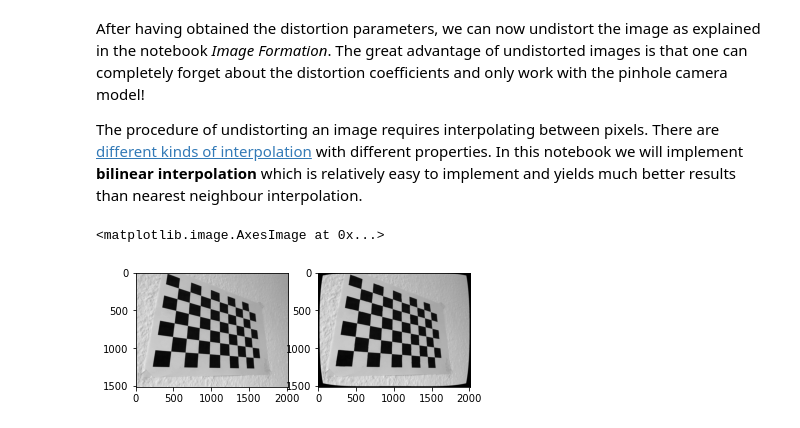
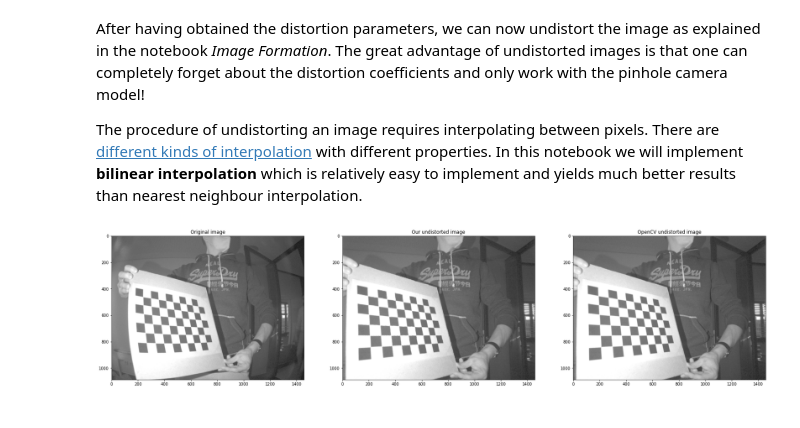
Before and after one commit to Garbanox/ComputerVisionBasics, a Jupyter notebook: CameraCalibration.ipynb, the cells around one changed output. Drawn from its saved outputs; the diff is of its cells as text; code cells hidden in the pictures.

Commit message:
New images with more distortion, add discussion of undistorted image

```diff
--- a/CameraCalibration.ipynb
+++ b/CameraCalibration.ipynb
@@ -14,6 +12,6 @@ I have printed out a [chessboard pattern](https://github.com/opencv/opencv/blob/
 # %%
 # Extract circle centers for all images. This might take a while...
-image_files = glob.glob('data/*.jpg')
+image_files = glob.glob('data/*.png')
 
 grid_size = 25 # mm
 grid_shape = (9,6)
@@ -42,0 +36,4 @@ plt.imshow(img)
+# %%
+example_image_id = 22 # choose example image for the rest of the task
+img = cv2.cvtColor(cv2.imread(image_files[example_image_id]), cv2.COLOR_BGR2GRAY)
+plt.imshow(img, cmap='gray');
@@ -69,0 +71,3 @@ k1: +2.213e-01;         k2: -9.994e-01;         p1: -2.081e-05;         p2: +4.8
+# %%
+undistorted_img_cv = cv2.undistort(img, camera_mat_cv, dist_cv)
+plt.imshow(undistorted_img_cv, cmap='gray');
@@ -348,7 +354,7 @@ dist = np.zeros(dist_cv.shape) # We have not yet estimated the distortion, we se
 #### Reprojection Error
 The reprojection error measures the euclidian distance in pixels between the observed corner position and the position obtained by projecting the point using $K$ and the distortion coefficients.
 # %%
-def reproject(world_coords, transformation, K, distortion_coeffs):
+def reproject(world_coords, transformation, K, distortion_coeffs=np.zeros(5)):
     world_coords_h = np.ones((world_coords.shape[0], 4))
     world_coords_h[:,:3] = world_coords
     uv_h = (K @ transformation @ world_coords_h.T).T
@@ -493,34 +499,41 @@ def bilinear_interpolation(image, coords_x, coords_y):
     y0 = np.clip(y0, 0, image.shape[0]-1);
     y1 = np.clip(y1, 0, image.shape[0]-1);
 
     lambda_x = coords_x - x0
     lambda_y = coords_y - y0
 
     weight_a = lambda_x * lambda_y
     weight_b = (1-lambda_x) * lambda_y
     weight_c = lambda_x * (1-lambda_y)
     weight_d = (1-lambda_x) * (1-lambda_y)
 
     img_a = image[y0, x0]
     img_b = image[y0, x1]
     img_c = image[y1, x0]
     img_d = image[y1, x1]
 
     image_interpolated = img_a*weight_a + img_b*weight_b + img_c*weight_c + img_d*weight_d
     image_interpolated[out_of_image_mask] = 0
 
     return image_interpolated.astype(np.uint8)
 
 grid_u, grid_v = np.meshgrid(np.arange(img.shape[1]), np.arange(img.shape[0]))
 uv = np.stack([grid_u.flatten(), grid_v.flatten()]).T
 uvd = distort(uv, camera_mat_opt, dist_opt)
 grid_ud = uvd[:,0].reshape(img.shape)
 grid_vd = uvd[:,1].reshape(img.shape)
 undistorted_img = bilinear_interpolation(img, grid_ud, grid_vd)
-plt.subplot(1,2,1)
+
+plt.figure(figsize=(30,10))
+ax1 = plt.subplot(1,3,1)
+ax1.set_title("Original image")
 plt.imshow(img, cmap='gray')
-plt.subplot(1,2,2)
+ax2 = plt.subplot(1,3,2)
+ax2.set_title("Our undistorted image")
 plt.imshow(undistorted_img, cmap='gray')
+ax3 = plt.subplot(1,3,3)
+ax3.set_title("OpenCV undistorted image")
+plt.imshow(undistorted_img_cv, cmap='gray')
+plt.show()
 # %% [output]
-<matplotlib.image.AxesImage at 0x...>
-[figure, old version]
+[figure, new version]
```
Also changed, not shown: parts of 17 cells of this notebook, 28 other files.
